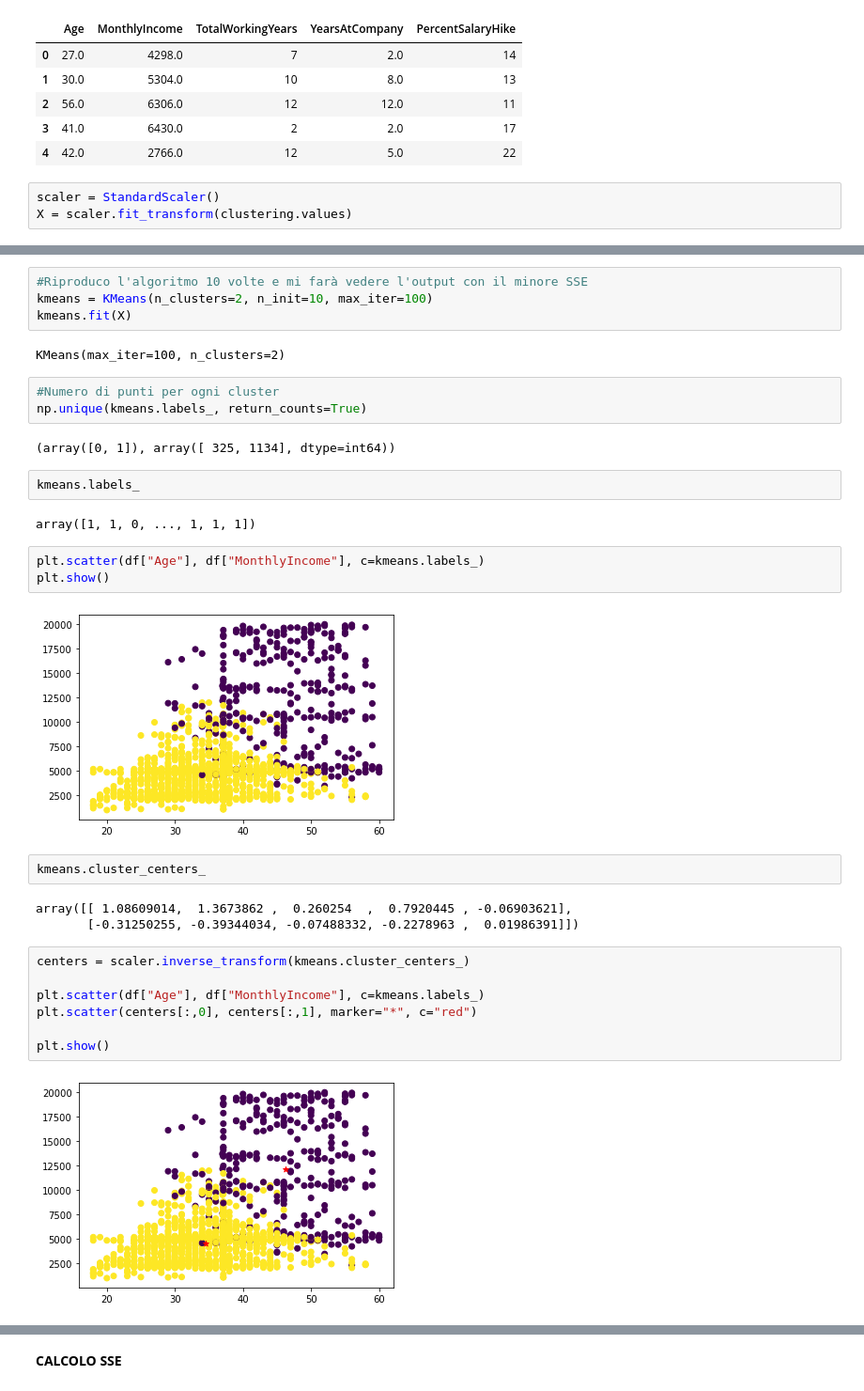
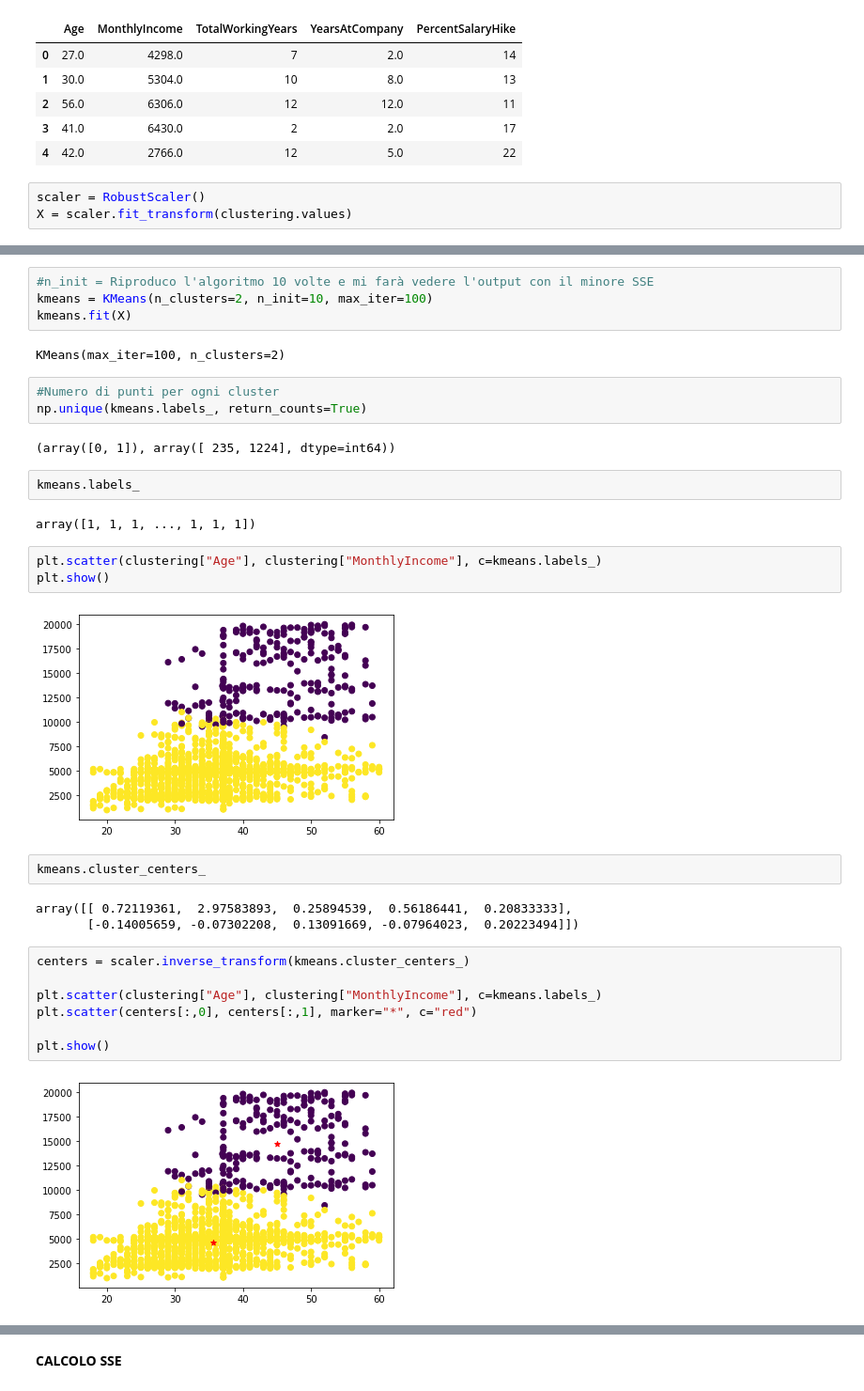
Before and after one commit to marioproia/Progetto_DM1, a Jupyter notebook: Outliers_and_Clustering.ipynb, the cells around one changed output, grey strips where cells are left out. Shown: that part at 94% size. Drawn from its saved outputs; the diff is of its cells as text.

```diff
--- a/Outliers_and_Clustering.ipynb
+++ b/Outliers_and_Clustering.ipynb
@@ -447,5 +455,5 @@ clustering.head()
 | 3 | 41.0 | 6430.0 | 2 | 2.0 | 17 |
 | 4 | 42.0 | 2766.0 | 12 | 5.0 | 22 |
 # %%
-scaler = StandardScaler()
+scaler = RobustScaler()
 X = scaler.fit_transform(clustering.values)
@@ -459,5 +475,5 @@ plt.show()
 # %%
-#Riproduco l'algoritmo 10 volte e mi farà vedere l'output con il minore SSE
+#n_init = Riproduco l'algoritmo 10 volte e mi farà vedere l'output con il minore SSE
 kmeans = KMeans(n_clusters=2, n_init=10, max_iter=100)
 kmeans.fit(X)
 # %% [output]
@@ -466,27 +482,27 @@ KMeans(max_iter=100, n_clusters=2)
 #Numero di punti per ogni cluster
 np.unique(kmeans.labels_, return_counts=True)
 # %% [output]
-(array([0, 1]), array([ 325, 1134], dtype=int64))
+(array([0, 1]), array([ 235, 1224], dtype=int64))
 # %%
 kmeans.labels_
 # %% [output]
-array([1, 1, 0, ..., 1, 1, 1])
+array([1, 1, 1, ..., 1, 1, 1])
 # %%
-plt.scatter(df["Age"], df["MonthlyIncome"], c=kmeans.labels_)
+plt.scatter(clustering["Age"], clustering["MonthlyIncome"], c=kmeans.labels_)
 plt.show()
 # %% [output]
-[figure, old version]
+[figure, new version]
 # %%
 kmeans.cluster_centers_
 # %% [output]
-array([[ 1.08609014,  1.3673862 ,  0.260254  ,  0.7920445 , -0.06903621],
-       [-0.31250255, -0.39344034, -0.07488332, -0.2278963 ,  0.01986391]])
+array([[ 0.72119361,  2.97583893,  0.25894539,  0.56186441,  0.20833333],
+       [-0.14005659, -0.07302208,  0.13091669, -0.07964023,  0.20223494]])
 # %%
 centers = scaler.inverse_transform(kmeans.cluster_centers_)
 
-plt.scatter(df["Age"], df["MonthlyIncome"], c=kmeans.labels_)
+plt.scatter(clustering["Age"], clustering["MonthlyIncome"], c=kmeans.labels_)
 plt.scatter(centers[:,0], centers[:,1], marker="*", c="red")
 
 plt.show()
 # %% [output]
-[figure, old version]
+[figure, new version]
```
Also changed, not shown: parts of 15 cells of this notebook.
